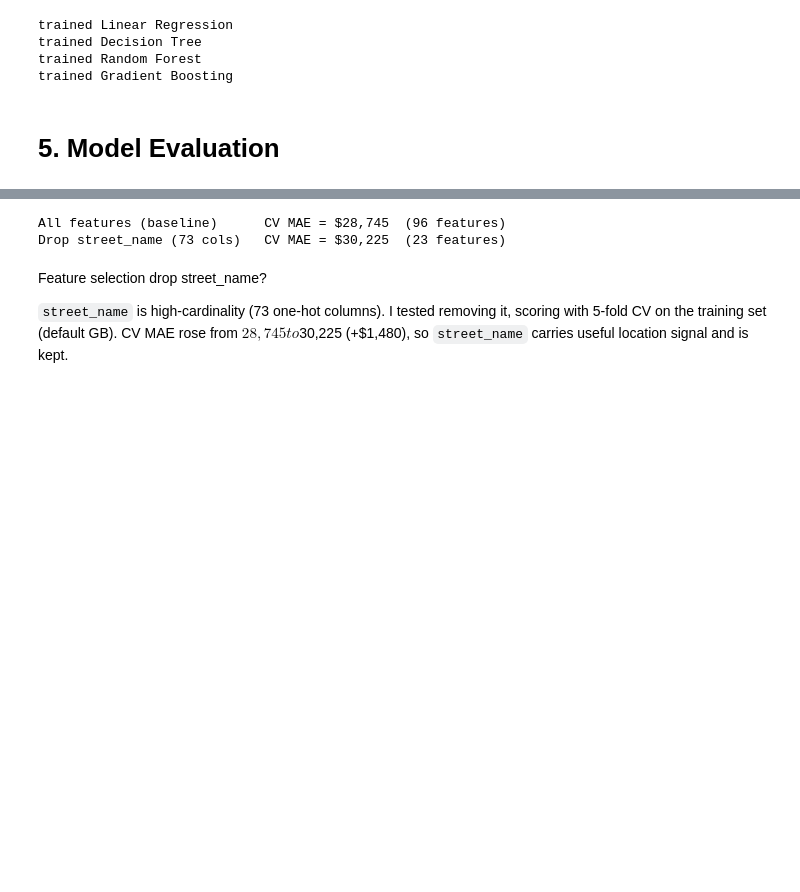
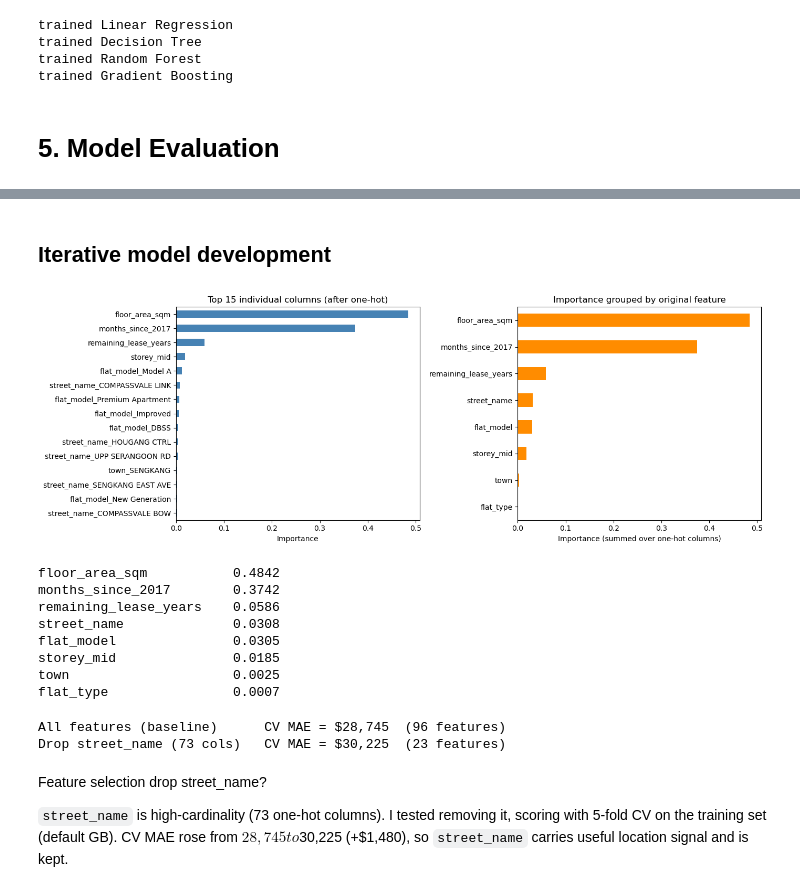
Before and after one commit to niroxzv/mldpschooljunyu, a Jupyter notebook: MLDP Program Codes Submission Template(1).ipynb, the cells around one changed output, grey strips where cells are left out. Cells and saved outputs as stored; diff of their text form; code cells hidden in the pictures; blank space fills up the shorter version.

```diff
--- a/MLDP Program Codes Submission Template(1).ipynb
+++ b/MLDP Program Codes Submission Template(1).ipynb
@@ -431,3 +451,46 @@ Test RMSE : 37802.8597
+# %% [markdown]
+## Iterative model development
+# %%
+## Feature importance from the baseline Gradient Boosting model.
+## Used to decide which features are worth keeping before any tuning.
+gb_base = models['Gradient Boosting']      # already fitted on X_train in Section 4
+importances = pd.Series(gb_base.feature_importances_, index=X_train.columns)
+
+# One-hot encoding split 4 categorical columns into 96. Judged individually every
+# street_name dummy looks negligible, so also group them back to the original
+# feature -- that is the view that actually answers "can anything be dropped".
+def original_feature(col):
+    for prefix in ['town_', 'flat_type_', 'street_name_', 'flat_model_']:
+        if col.startswith(prefix):
+            return prefix.rstrip('_')
+    return col
+
+grouped = importances.groupby(original_feature).sum().sort_values()
+top15 = importances.sort_values().tail(15)
+
+fig, axes = plt.subplots(1, 2, figsize=(14, 5))
+top15.plot.barh(ax=axes[0], color='steelblue')
+axes[0].set_title('Top 15 individual columns (after one-hot)')
+axes[0].set_xlabel('Importance')
+
+grouped.plot.barh(ax=axes[1], color='darkorange')
+axes[1].set_title('Importance grouped by original feature')
+axes[1].set_xlabel('Importance (summed over one-hot columns)')
+
+plt.tight_layout()
+plt.show()
+
+print(grouped.sort_values(ascending=False).round(4).to_string())
+# %% [output]
+[figure, added]
+floor_area_sqm           0.4842
+months_since_2017        0.3742
+remaining_lease_years    0.0586
+street_name              0.0308
+flat_model               0.0305
+storey_mid               0.0185
+town                     0.0025
+flat_type                0.0007
 # %%
 from sklearn.model_selection import cross_val_score
 from sklearn.ensemble import GradientBoostingRegressor
```
Also changed, not shown: parts of 10 cells of this notebook.
